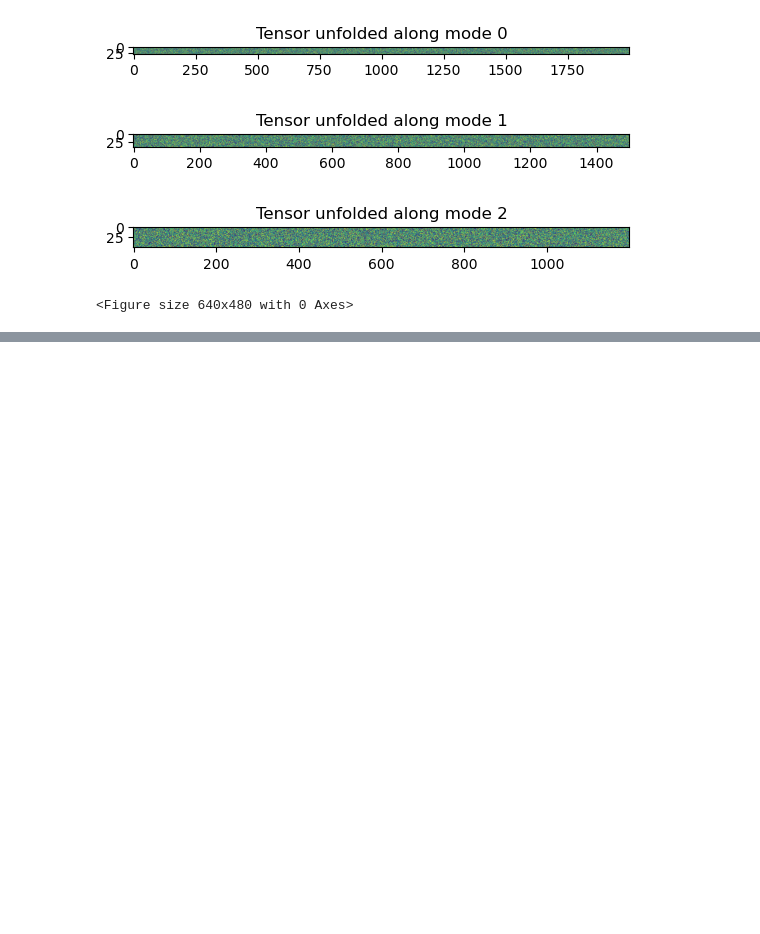
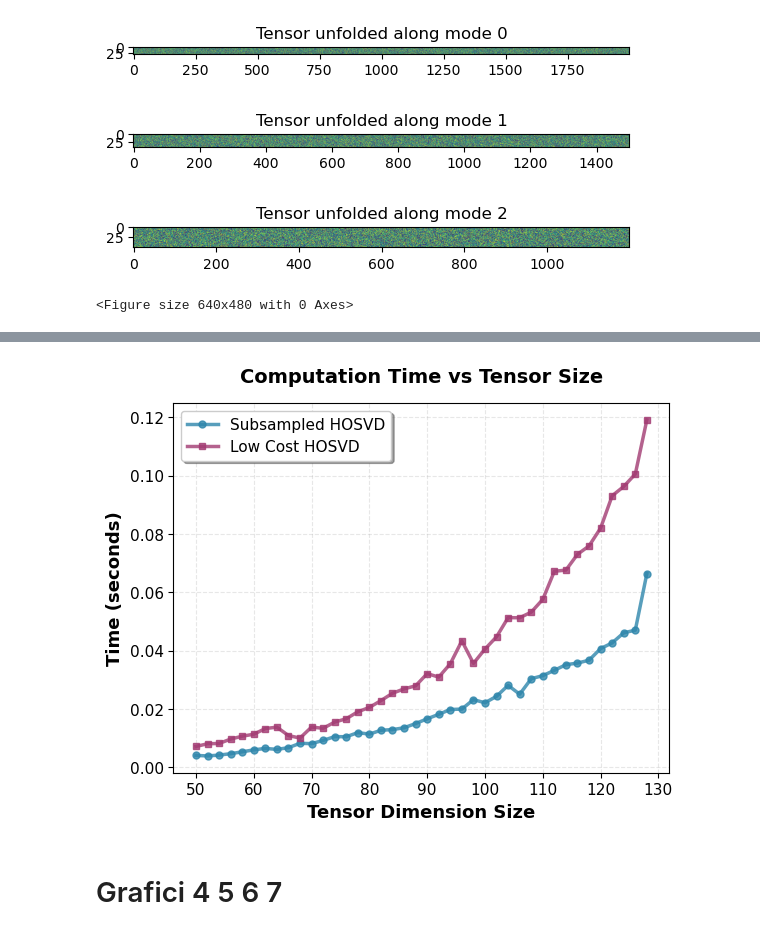
Before and after one commit to Isi2000/LOW-COST-HOSVD, a Jupyter notebook: isacco.ipynb, the cells around one changed output, grey strips where cells are left out. Cells and saved outputs as stored; diff of their text form; code cells hidden in the pictures; blank space fills up the shorter version.

```diff
--- a/isacco.ipynb
+++ b/isacco.ipynb
@@ -344,0 +367,15 @@ Reconstruction Error Comparison:
+# %%
+plt.plot(sizes[:-10], times_subsampled[:-10], 'o-', label='Subsampled HOSVD',
+         linewidth=2.5, markersize=5, color=colors[0], alpha=0.8)
+plt.plot(sizes[:-10], times_low_cost[:-10], 's-', label='Low Cost HOSVD',
+         linewidth=2.5, markersize=5, color=colors[1], alpha=0.8)
+plt.xlabel('Tensor Dimension Size', fontsize=13, fontweight='bold')
+plt.ylabel('Time (seconds)', fontsize=13, fontweight='bold')
+plt.title('Computation Time vs Tensor Size', fontsize=14, fontweight='bold', pad=15)
+plt.legend(fontsize=11, frameon=True, shadow=True)
+plt.grid(True, alpha=0.3, linestyle='--')
+plt.tick_params(labelsize=11)
+# %% [output]
+[figure, added]
+# %% [markdown]
+# Grafici 4 5 6 7
```
Also changed, not shown: parts of 15 cells of this notebook, 5 other files.
